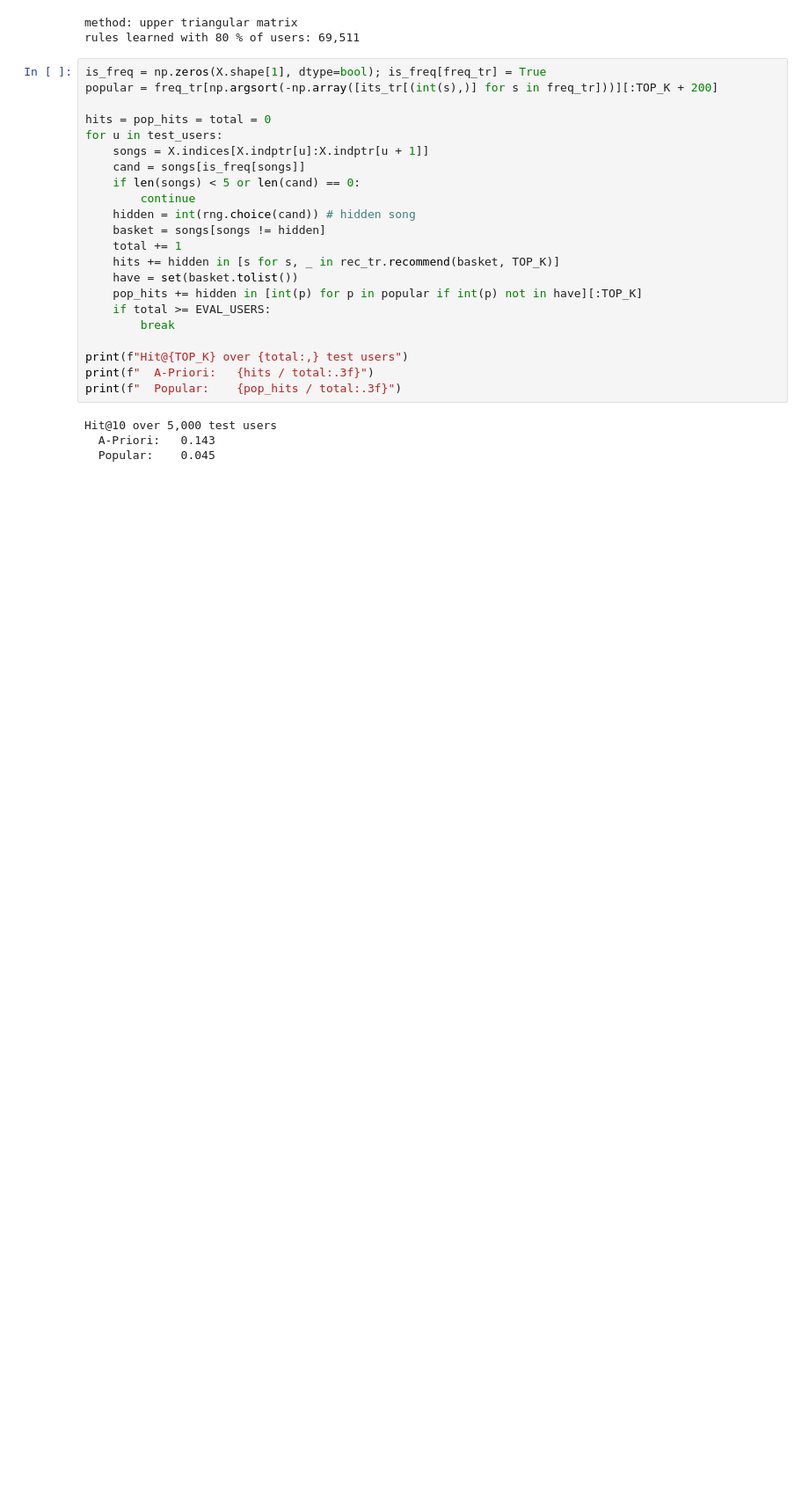
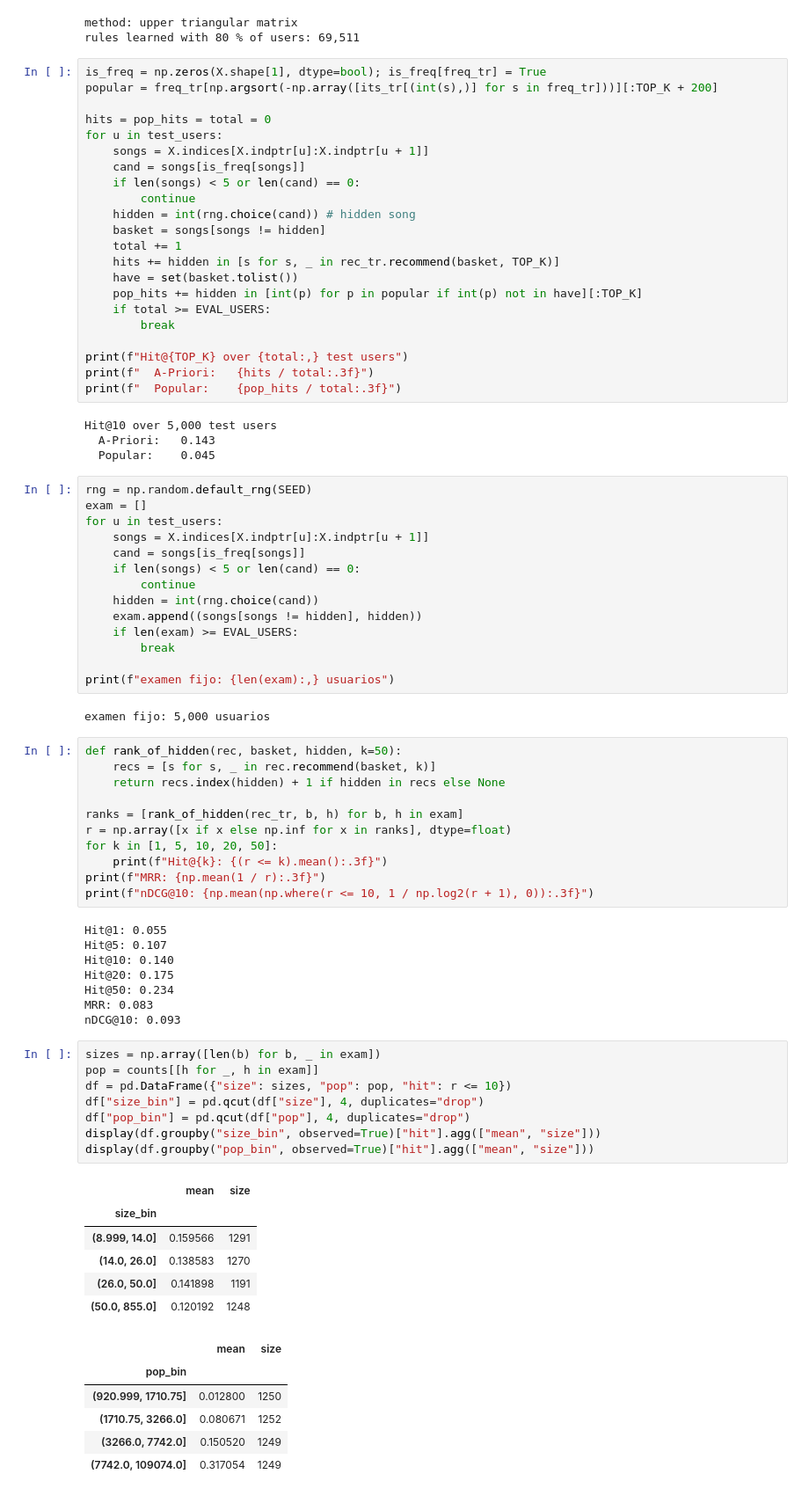
Before and after one commit to s252660/02807final_project, a Jupyter notebook: apriori_songs_ids.ipynb, the cells around one changed output. Shown at 88% size. Cells and saved outputs as stored; diff of their text form; blank space fills up the shorter version.

```diff
--- a/apriori_songs_ids.ipynb
+++ b/apriori_songs_ids.ipynb
@@ -311,3 +311,59 @@ print(f"  Popular:    {pop_hits / total:.3f}")
 Hit@10 over 5,000 test users
   A-Priori:   0.143
   Popular:    0.045
+# %%
+rng = np.random.default_rng(SEED)
+exam = []
+for u in test_users:
+    songs = X.indices[X.indptr[u]:X.indptr[u + 1]]
+    cand = songs[is_freq[songs]]
+    if len(songs) < 5 or len(cand) == 0:
+        continue
+    hidden = int(rng.choice(cand))
+    exam.append((songs[songs != hidden], hidden))
+    if len(exam) >= EVAL_USERS:
+        break
+
+print(f"examen fijo: {len(exam):,} usuarios")
+# %% [output]
+examen fijo: 5,000 usuarios
+# %%
+def rank_of_hidden(rec, basket, hidden, k=50):
+    recs = [s for s, _ in rec.recommend(basket, k)]
+    return recs.index(hidden) + 1 if hidden in recs else None
+
+ranks = [rank_of_hidden(rec_tr, b, h) for b, h in exam]
+r = np.array([x if x else np.inf for x in ranks], dtype=float)
+for k in [1, 5, 10, 20, 50]:
+    print(f"Hit@{k}: {(r <= k).mean():.3f}")
+print(f"MRR: {np.mean(1 / r):.3f}")
+print(f"nDCG@10: {np.mean(np.where(r <= 10, 1 / np.log2(r + 1), 0)):.3f}")
+# %% [output]
+Hit@1: 0.055
+Hit@5: 0.107
+Hit@10: 0.140
+Hit@20: 0.175
+Hit@50: 0.234
+MRR: 0.083
+nDCG@10: 0.093
+# %%
+sizes = np.array([len(b) for b, _ in exam])
+pop = counts[[h for _, h in exam]]
+df = pd.DataFrame({"size": sizes, "pop": pop, "hit": r <= 10})
+df["size_bin"] = pd.qcut(df["size"], 4, duplicates="drop")
+df["pop_bin"] = pd.qcut(df["pop"], 4, duplicates="drop")
+display(df.groupby("size_bin", observed=True)["hit"].agg(["mean", "size"]))
+display(df.groupby("pop_bin", observed=True)["hit"].agg(["mean", "size"]))
+# %% [output]
+|  | mean | size |
+| size_bin |  |  |
+| (8.999, 14.0] | 0.159566 | 1291 |
+| (14.0, 26.0] | 0.138583 | 1270 |
+| (26.0, 50.0] | 0.141898 | 1191 |
+| (50.0, 855.0] | 0.120192 | 1248 |
+|  | mean | size |
+| pop_bin |  |  |
+| (920.999, 1710.75] | 0.012800 | 1250 |
+| (1710.75, 3266.0] | 0.080671 | 1252 |
+| (3266.0, 7742.0] | 0.150520 | 1249 |
+| (7742.0, 109074.0] | 0.317054 | 1249 |
```
Also changed, not shown: parts of 1 cell of this notebook.
